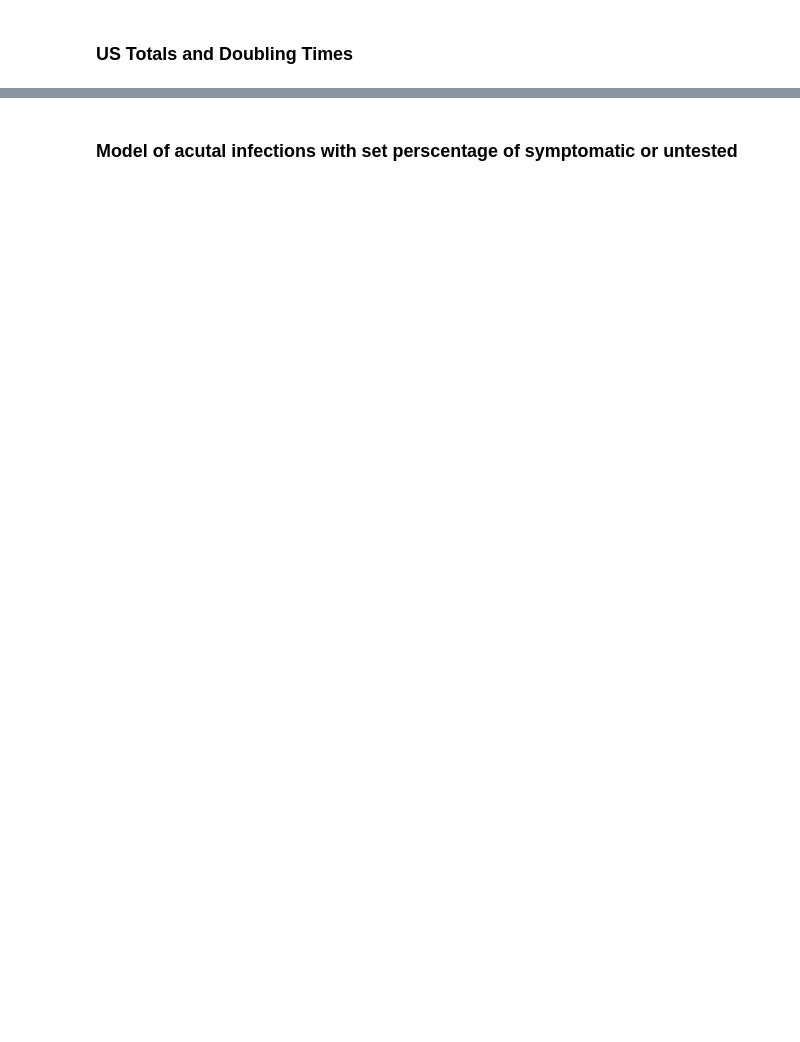
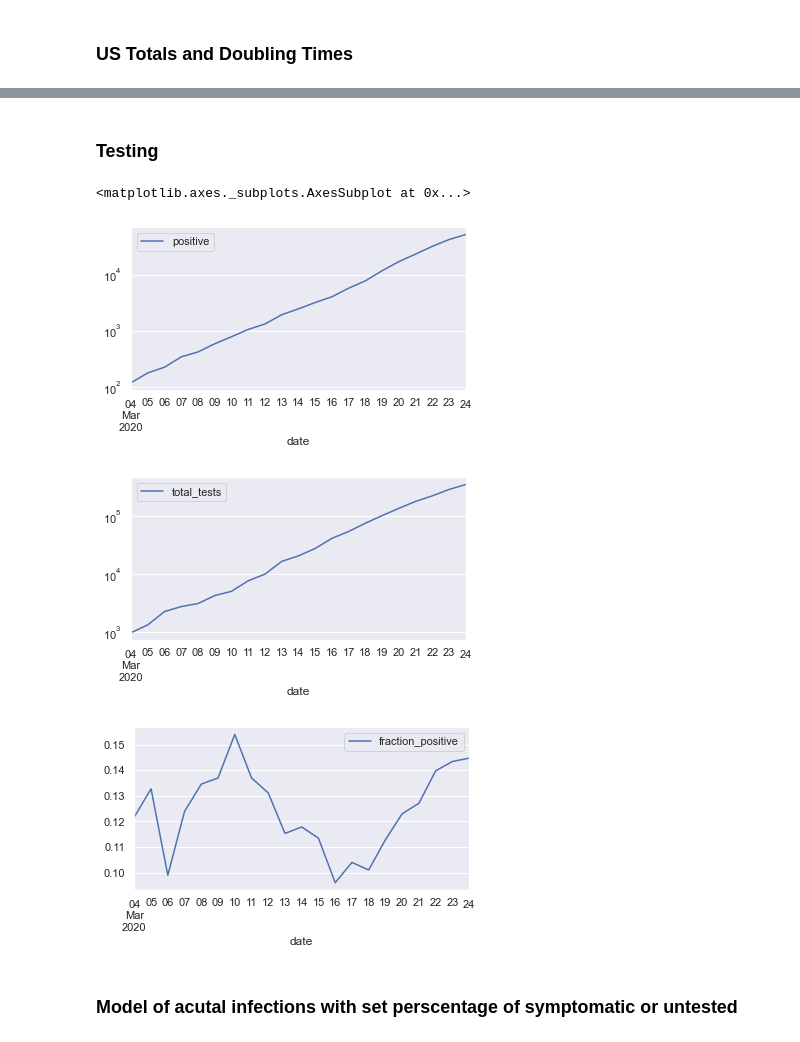
Before and after one commit to DrSkippy/2020covid19, a Jupyter notebook: comparisons.ipynb, the cells around one changed output, grey strips where cells are left out. Cells and saved outputs as stored; diff of their text form; code cells hidden in the pictures; blank space fills up the shorter version.

```diff
--- a/comparisons.ipynb
+++ b/comparisons.ipynb
@@ -123,6 +128,21 @@ US Total Positive, doubling every 2.22 days
   based on last 14 days of data
 [figure]
 [figure]
+# %% [markdown]
+### Testing
+# %%
+dfs, _ = get_state_df(df, "*")
+dfs.head()
+dfs["total_tests"] = dfs["positive"] + dfs["negative"] + dfs["pending"]
+dfs["fraction_positive"] = dfs["positive"]/ dfs["total_tests"]
+dfa.plot(x="date", y="positive", logy=True, figsize=[6,3])
+dfs.plot("date", "total_tests", logy=True, figsize=[6,3])
+dfs.plot("date", "fraction_positive", figsize=[6,3])
+# %% [output]
+<matplotlib.axes._subplots.AxesSubplot at 0x...>
+[figure, added]
+[figure, added]
+[figure, added]
 # %% [markdown]
 ### Model of acutal infections with set perscentage of symptomatic or untested
 # %%
```
Also changed, not shown: parts of 15 cells of this notebook, 2 other files.
